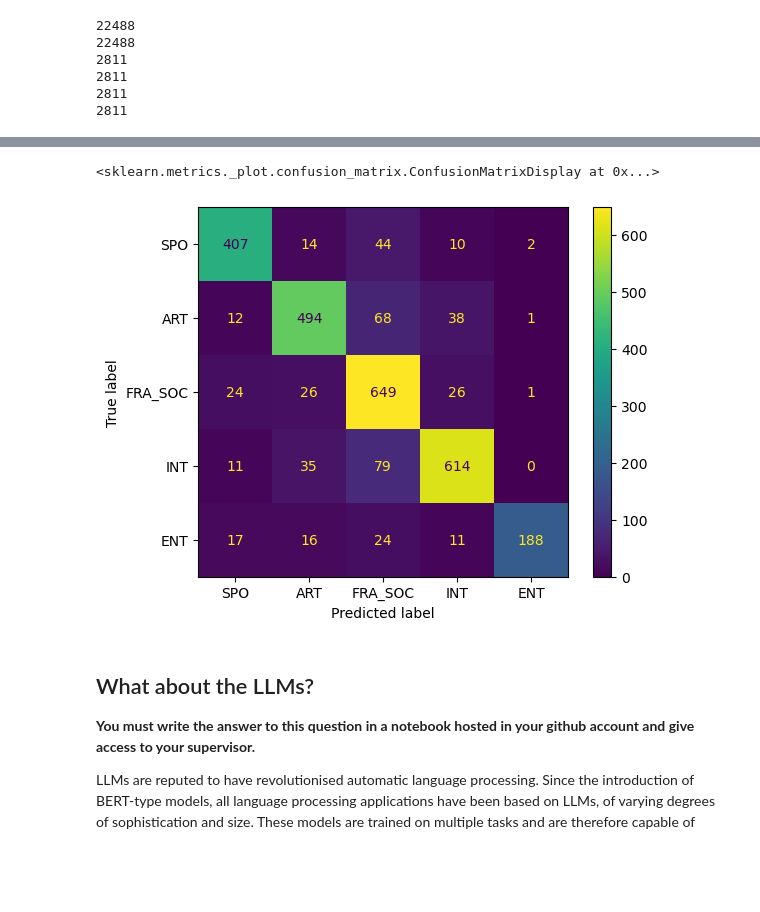
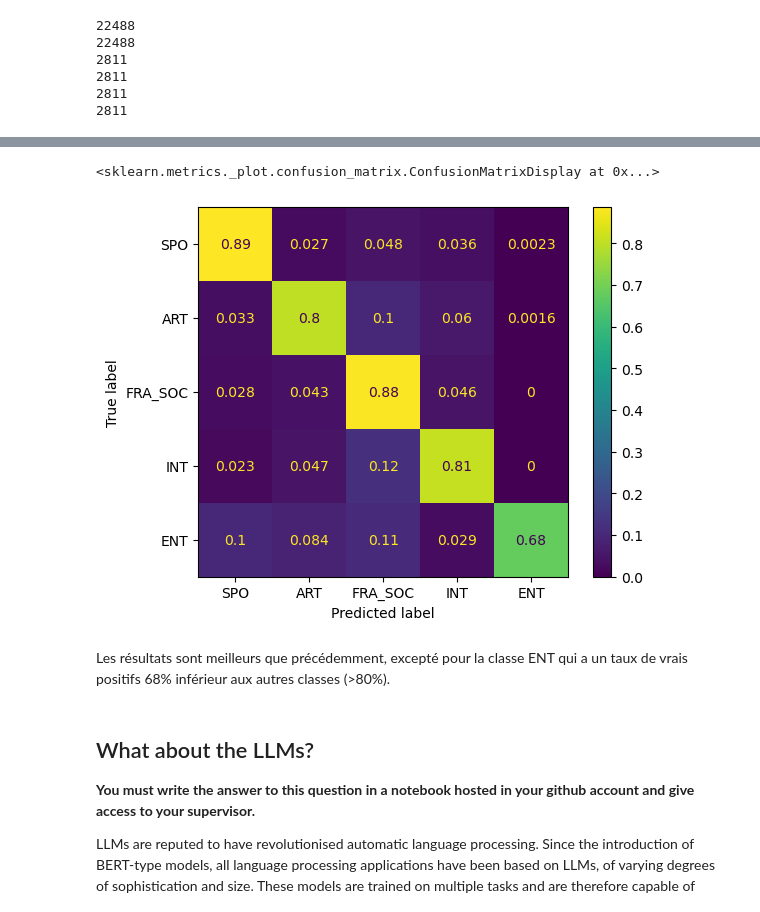
Before and after one commit to AminaManseur29/nlp-lab-text-classification, a Jupyter notebook: TextClassification_LeMonde.ipynb, the cells around one changed output, grey strips where cells are left out. Drawn from its saved outputs; the diff is of its cells as text; code cells hidden in the pictures; blank space fills up the shorter version.

```diff
--- a/TextClassification_LeMonde.ipynb
+++ b/TextClassification_LeMonde.ipynb
@@ -344,12 +371,14 @@ classification_report(y_test, y_pred)
 # %%
 # Print confusion matric
-cm = confusion_matrix(y_test, y_pred)
+cm = confusion_matrix(y_test, y_pred, normalize='true')
 
 disp = ConfusionMatrixDisplay(confusion_matrix=cm, display_labels=articles_df.category.unique())
 disp.plot()
 # %% [output]
 <sklearn.metrics._plot.confusion_matrix.ConfusionMatrixDisplay at 0x...>
-[figure, old version]
+[figure, new version]
+# %% [markdown]
+Les résultats sont meilleurs que précédemment, excepté pour la classe ENT qui a un taux de vrais positifs 68% inférieur aux autres classes (>80%).
 # %% [markdown]
 ## What about the LLMs?
 
```
Also changed, not shown: parts of 15 cells of this notebook, 2 other files.
